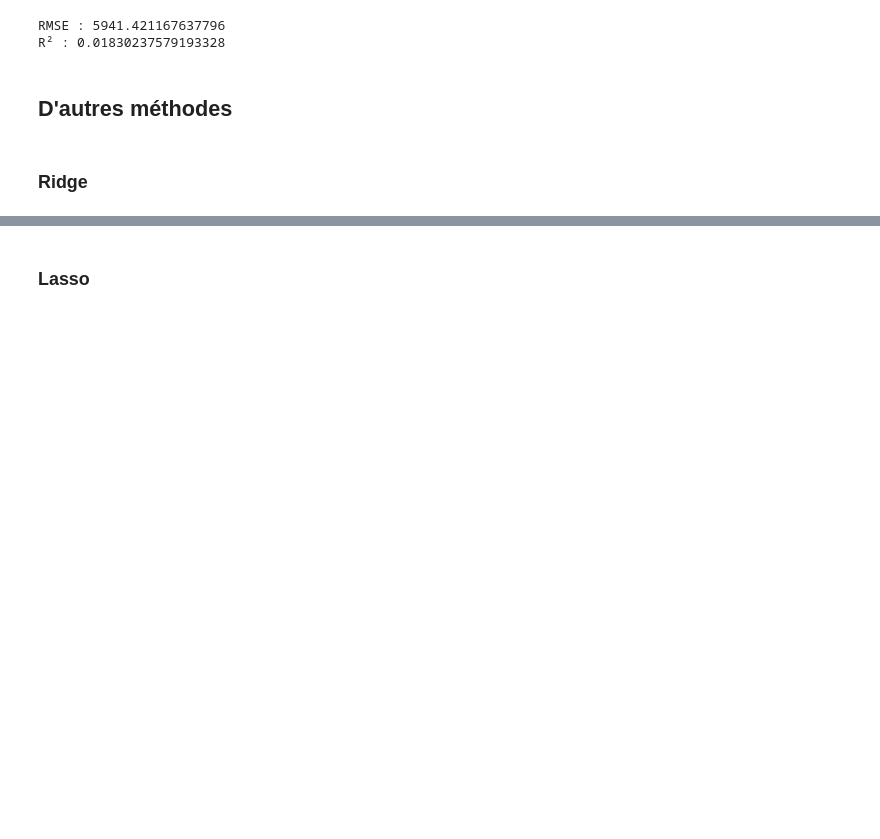
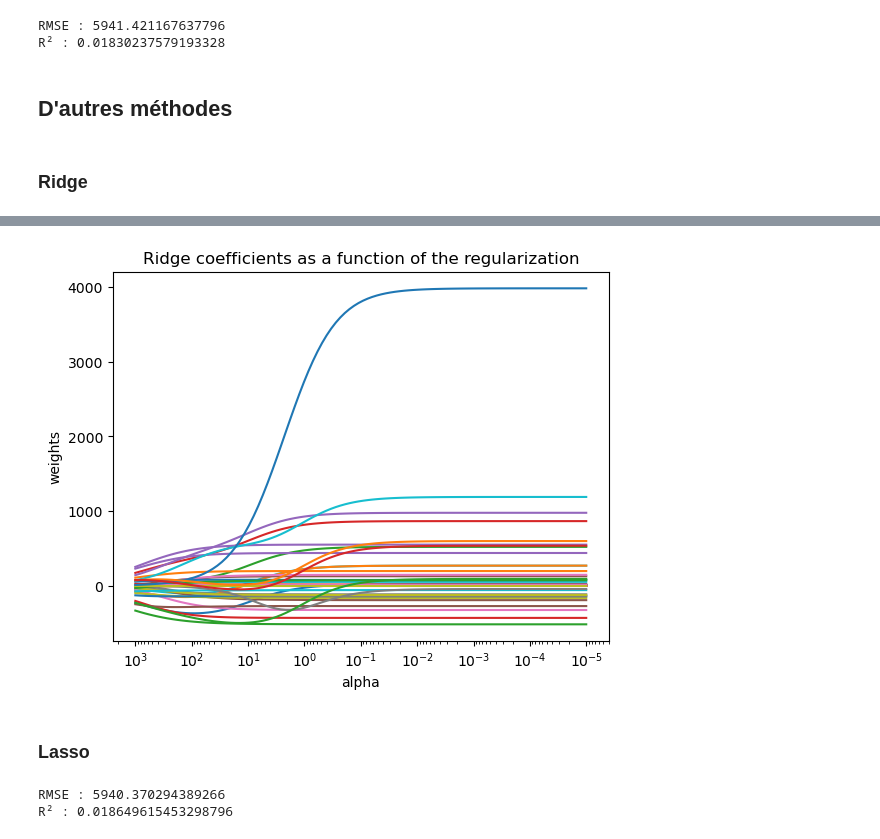
Before and after one commit to karamoko17/M2_ENEDIS, a Jupyter notebook: Notebooks/processing.ipynb, the cells around one changed output, grey strips where cells are left out. Drawn from its saved outputs; the diff is of its cells as text; code cells hidden in the pictures; blank space fills up the shorter version.

```diff
--- a/Notebooks/processing.ipynb
+++ b/Notebooks/processing.ipynb
@@ -732,0 +1181,5 @@ coef
+# %%
+#Tester avec plusieurs valeurs de alpha
+# Générer des valeurs d'alpha (logarithmique entre 1e-5 et 1e3)
+alphas = np.logspace(-5, 3, 100)
+print(alphas)
@@ -733,3 +1204,30 @@ coef
+# %%
+# Etudier l'évolution de la valeur des coefficients
+# Initialiser un tableau pour stocker les coefficients
+coefs = []
+
+# Pour chaque alpha, ajuster le modèle Ridge et stocker les coefficients
+for alpha in alphas:
+    ridge_model = Ridge(alpha=alpha)
+    ridge_model.fit(X_train, y_train)
+    coefs.append(ridge_model.coef_.flatten())  # Stocker les coefficients aplatis (1D)
+
+# Convertir les coefficients en array pour pouvoir les tracer
+coefs = np.array(coefs)
+
+# Tracer les coefficients en fonction des alphas
+ax = plt.gca()
+
+ax.plot(alphas, coefs)
+ax.set_xscale("log")
+ax.set_xlim(ax.get_xlim()[::-1])  # Inverser l'axe pour que les alphas décroissent
+plt.xlabel("alpha")
+plt.ylabel("weights")
+plt.title("Ridge coefficients as a function of the regularization")
+plt.axis("tight")
+plt.show()
+# %% [output]
+[figure, added]
 # %% [markdown]
 ### Lasso
 # %%
@@ -741,3 +1239,6 @@ y_pred = lasso_model.predict(X_test)
 
 print("RMSE : " + str(mean_squared_error(y_test, y_pred, squared= False)))
 print("R² : " + str(r2_score(y_test, y_pred)))
+# %% [output]
+RMSE : 5940.370294389266
+R² : 0.018649615453298796
```
Also changed, not shown: parts of 78 cells of this notebook, 4 other files.
